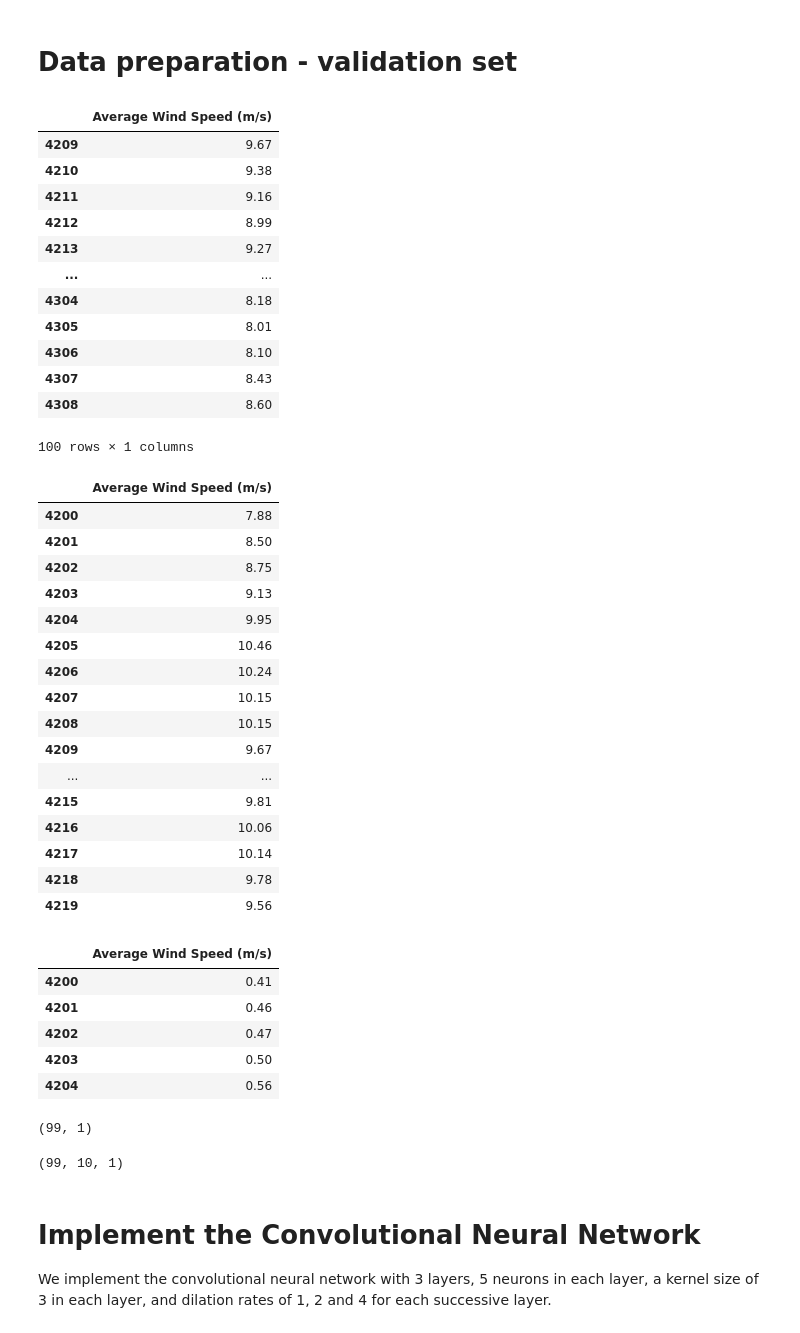
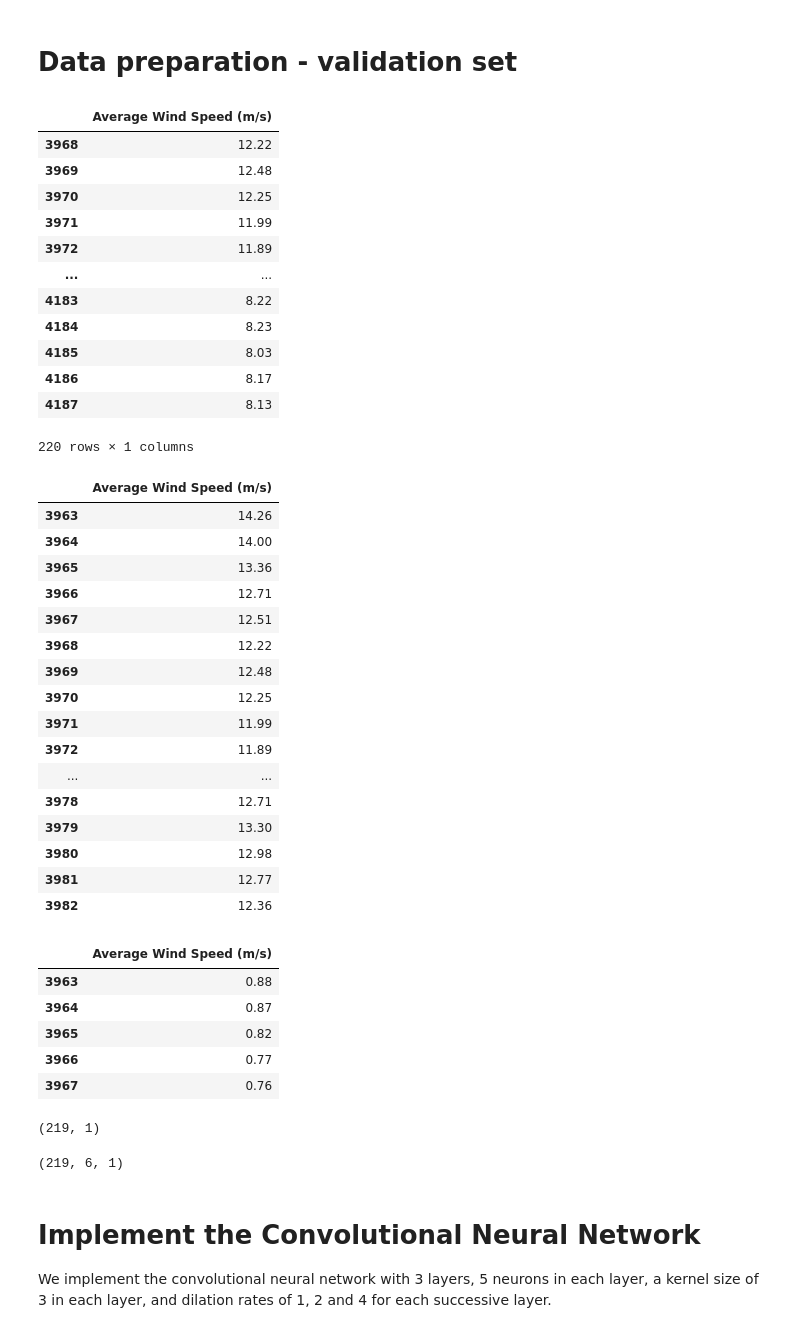
Before and after one commit to entc-17-fyp-20/WPF_Data_Visualization, a Jupyter notebook: CNN.ipynb, the cells around one changed output. Saved outputs shown, nothing was run; the diff lists cells and outputs as text; code cells hidden in the pictures.

```diff
--- a/CNN.ipynb
+++ b/CNN.ipynb
@@ -82,7 +81,11 @@ df.describe()
 # **Train, validation and test sets**
 We separate our dataset into train, validation and test sets.
 # %%
-train,valid,test=df[:4209],df[4209:4309],df[4309:4409]  #seperate train and test data arrays
+L=len(df)
+valid_start=int(18*L/20)
+test_start=int(19*L/20)
+
+train,valid,test=df[:valid_start],df[valid_start:test_start],df[test_start:L]  #seperate train and test data arrays
 print(train.shape)
 print(valid.shape)
 print(test.shape)
@@ -134,7 +137,7 @@ train
 # %% [markdown]
 # **Data preparation - training data**
 # %%
-T = 10
+T = 6
 HORIZON = 1
 # %% [markdown]
 **Scale the time series within [0,1]**
@@ -261,50 +271,50 @@ valid=pd.DataFrame(valid["Average Wind Speed (m/s)"])
 valid
 # %% [output]
 |  | Average Wind Speed (m/s) |
-| 4209 | 9.67 |
-| 4210 | 9.38 |
-| 4211 | 9.16 |
-| 4212 | 8.99 |
-| 4213 | 9.27 |
+| 3968 | 12.22 |
+| 3969 | 12.48 |
+| 3970 | 12.25 |
+| 3971 | 11.99 |
+| 3972 | 11.89 |
 | ... | ... |
-| 4304 | 8.18 |
-| 4305 | 8.01 |
-| 4306 | 8.10 |
-| 4307 | 8.43 |
-| 4308 | 8.60 |
+| 4183 | 8.22 |
+| 4184 | 8.23 |
+| 4185 | 8.03 |
+| 4186 | 8.17 |
+| 4187 | 8.13 |
-100 rows × 1 columns
+220 rows × 1 columns
 # %%
-valid_new=df[4209-T+1:4309]
+valid_new=df[valid_start-T+1:test_start]
 valid_new=pd.DataFrame(valid_new["Average Wind Speed (m/s)"])
 valid_new.head(20)
 # %% [output]
 |  | Average Wind Speed (m/s) |
-| 4200 | 7.88 |
-| 4201 | 8.50 |
-| 4202 | 8.75 |
-| 4203 | 9.13 |
-| 4204 | 9.95 |
-| 4205 | 10.46 |
-| 4206 | 10.24 |
-| 4207 | 10.15 |
-| 4208 | 10.15 |
-| 4209 | 9.67 |
+| 3963 | 14.26 |
+| 3964 | 14.00 |
+| 3965 | 13.36 |
+| 3966 | 12.71 |
+| 3967 | 12.51 |
+| 3968 | 12.22 |
+| 3969 | 12.48 |
+| 3970 | 12.25 |
+| 3971 | 11.99 |
+| 3972 | 11.89 |
 | ... | ... |
-| 4215 | 9.81 |
-| 4216 | 10.06 |
-| 4217 | 10.14 |
-| 4218 | 9.78 |
-| 4219 | 9.56 |
+| 3978 | 12.71 |
+| 3979 | 13.30 |
+| 3980 | 12.98 |
+| 3981 | 12.77 |
+| 3982 | 12.36 |
 # %%
 valid_new['Average Wind Speed (m/s)']=scaler.transform(valid_new)
 valid_new.head()
 # %% [output]
 |  | Average Wind Speed (m/s) |
-| 4200 | 0.41 |
-| 4201 | 0.46 |
-| 4202 | 0.47 |
-| 4203 | 0.50 |
-| 4204 | 0.56 |
+| 3963 | 0.88 |
+| 3964 | 0.87 |
+| 3965 | 0.82 |
+| 3966 | 0.77 |
+| 3967 | 0.76 |
 # %%
 valid_shifted = valid_new.copy()
 valid_shifted['y_t+1'] = valid_shifted["Average Wind Speed (m/s)"].shift(-1)
@@ -321,11 +331,11 @@ X_valid = X_valid[... , np.newaxis]
 # %%
 y_valid.shape
 # %% [output]
-(99, 1)
+(219, 1)
 # %%
 X_valid.shape
 # %% [output]
-(99, 10, 1)
+(219, 6, 1)
 # %% [markdown]
 # **Implement the Convolutional Neural Network**
 We implement the convolutional neural network with 3 layers, 5 neurons in each layer, a kernel size of 3 in each layer, and dilation rates of 1, 2 and 4 for each successive layer.
```
Also changed, not shown: parts of 27 cells of this notebook.
